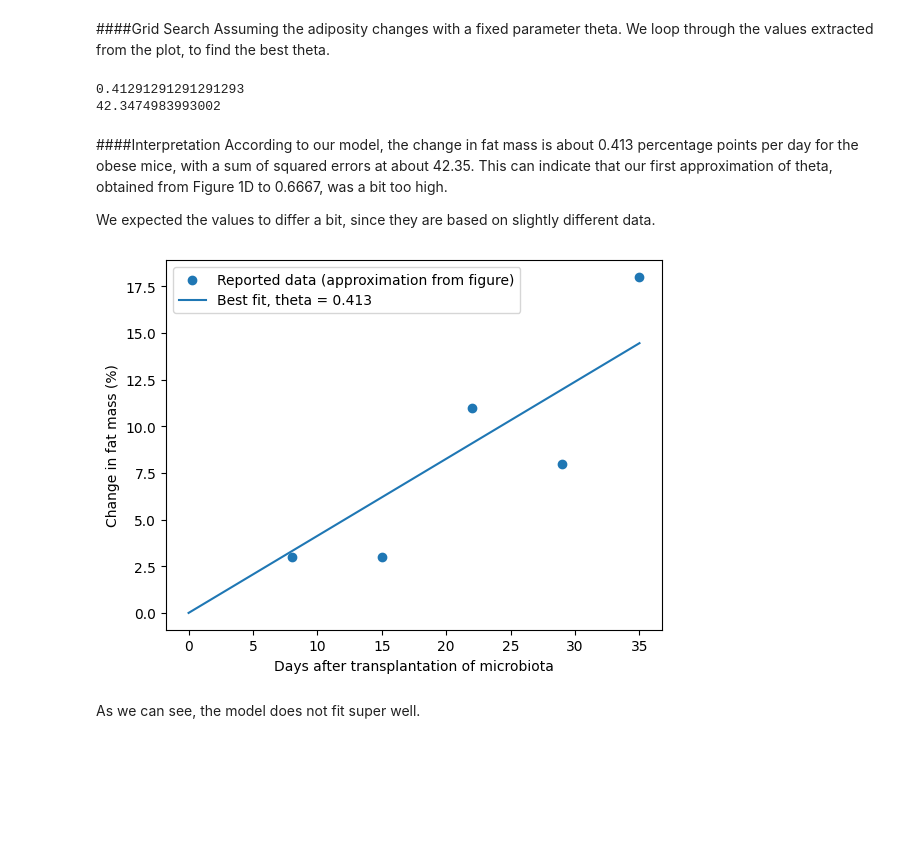
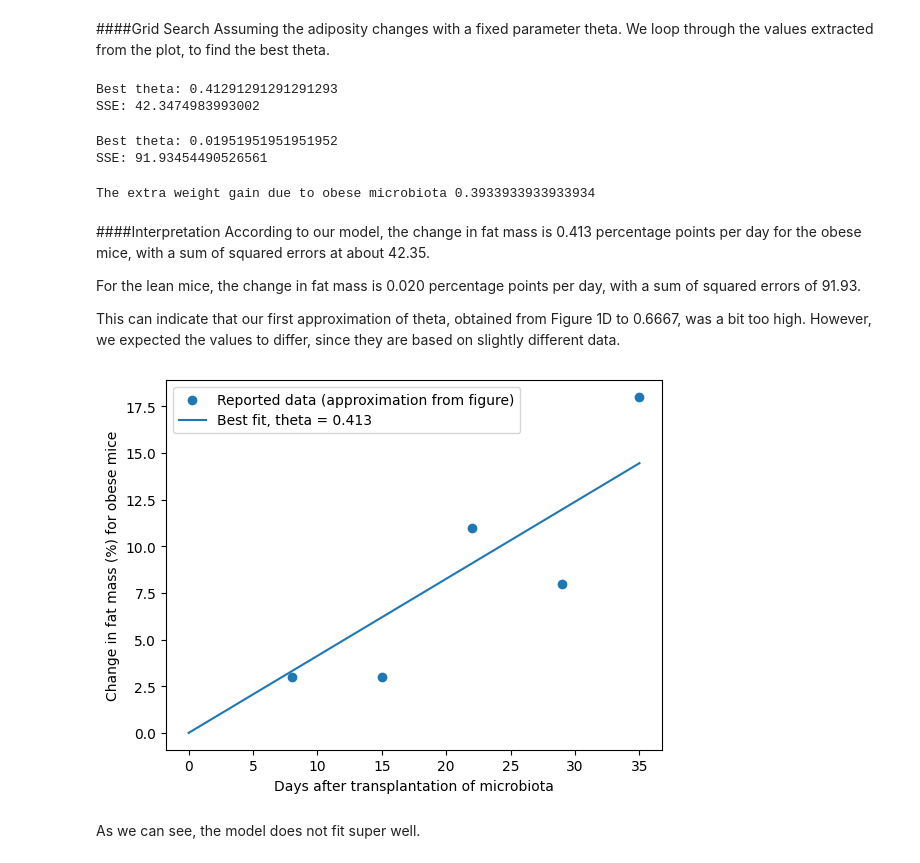
Before and after one commit to tovagabrielsson-arch/cb2330-project, a Jupyter notebook: ob_ln_microbiota.ipynb, the cells around one changed output. Cells and saved outputs as stored; diff of their text form; code cells hidden in the pictures; blank space fills up the shorter version.

```diff
--- a/ob_ln_microbiota.ipynb
+++ b/ob_ln_microbiota.ipynb
@@ -175,11 +171,13 @@ obese_report = data["obese"].to_numpy()
 Assuming the adiposity changes with a fixed parameter theta.
 We loop through the values extracted from the plot, to find the best theta.
 # %%
+# Starting with the obese group
+
 # Setting start values for the "best theta" we want to find, the smallest error and a list to save the errors
 # Starting with a large value for smallest error, so any error will be smaller than this
-best_theta = 0
-smallest_error = 10000
-errors = []
+best_theta_ob = 0
+smallest_error_ob = 10000
+errors_ob = []
 
 # Testing 1 000 values for theta, ranging fromo 0 and 1.5.
 # Looping over the values in our data, calculating predicted values and saving the error for each and saving
@@ -189,34 +187,69 @@ for theta in np.linspace(0, 1.5, 1000):
   for i in range(len(days_report)):
     predicted_value = theta * days_report[i]
     error = error + (obese_report[i] - predicted_value)**2
-  errors.append(error)
-  if error < smallest_error:
-    smallest_error = error
-    best_theta = theta
+  errors_ob.append(error)
+  if error < smallest_error_ob:
+    smallest_error_ob = error
+    best_theta_ob = theta
 
-print(best_theta)
-print(smallest_error)
+print("Best theta:", best_theta_ob)
+print("SSE:", smallest_error_ob)
 # %% [output]
-0.41291291291291293
-42.3474983993002
+Best theta: 0.41291291291291293
+SSE: 42.3474983993002
+# %%
+#The same thing, but for the lean group
+
+# Setting start values for the "best theta" we want to find, the smallest error and a list to save the errors
+# Starting with a large value for smallest error, so any error will be smaller than this
+best_theta_ln = 0
+smallest_error_ln = 10000
+errors_ln = []
+
+# Testing 1 000 values for theta, ranging fromo 0 and 1.5.
+# Looping over the values in our data, calculating predicted values and saving the error for each and saving
+# Saving the values (error and theta) for theta that gives a smaller error than the previously lowest error
+for theta in np.linspace(0, 1.5, 1000):
+  error = 0
+  for i in range(len(days_report)):
+    predicted_value = theta * days_report[i]
+    error = error + (lean_report[i] - predicted_value)**2
+  errors_ln.append(error)
+  if error < smallest_error_ln:
+    smallest_error_ln = error
+    best_theta_ln = theta
+
+print("Best theta:", best_theta_ln)
+print("SSE:", smallest_error_ln)
+# %% [output]
+Best theta: 0.01951951951951952
+SSE: 91.93454490526561
+# %%
+theta_final = best_theta_ob - best_theta_ln
+
+print ("The extra weight gain due to obese microbiota", theta_final)
+# %% [output]
+The extra weight gain due to obese microbiota 0.3933933933933934
 # %% [markdown]
 ####Interpretation
-According to our model, the change in fat mass is about 0.413 percentage points per day for the obese mice, with a sum of squared errors at about 42.35. This can indicate that our first approximation of theta, obtained from Figure 1D to 0.6667, was a bit too high.
+According to our model, the change in fat mass is 0.413 percentage points per day for the obese mice, with a sum of squared errors at about 42.35.
 
-We expected the values to differ a bit, since they are based on slightly different data.
+For the lean mice, the change in fat mass is 0.020 percentage points per day, with a sum of squared errors of 91.93.
+
+This can indicate that our first approximation of theta, obtained from Figure 1D to 0.6667, was a bit too high. However, we expected the values to differ, since they are based on slightly different data.
 # %%
-#Here we plot the models best theta compared to the reported data
+#Here we plot the models best theta for obese mice compared to the reported data
 t_plot = np.linspace(0, 35, 200)
-model_plot = best_theta * t_plot
+model_plot = best_theta_ob * t_plot
 
 plt.scatter(days_report, obese_report, label="Reported data (approximation from figure)")
-plt.plot(t_plot, model_plot, label=f"Best fit, theta = {best_theta:.3f}")
+plt.plot(t_plot, model_plot, label=f"Best fit, theta = {best_theta_ob:.3f}")
 
 plt.xlabel("Days after transplantation of microbiota")
-plt.ylabel("Change in fat mass (%)")
+plt.ylabel("Change in fat mass (%) for obese mice")
 plt.legend()
 plt.show()
 # %% [output]
-[figure, old version]
+[figure, new version]
 # %% [markdown]
 As we can see, the model does not fit super well.
```
Also changed, not shown: parts of 10 cells of this notebook.
